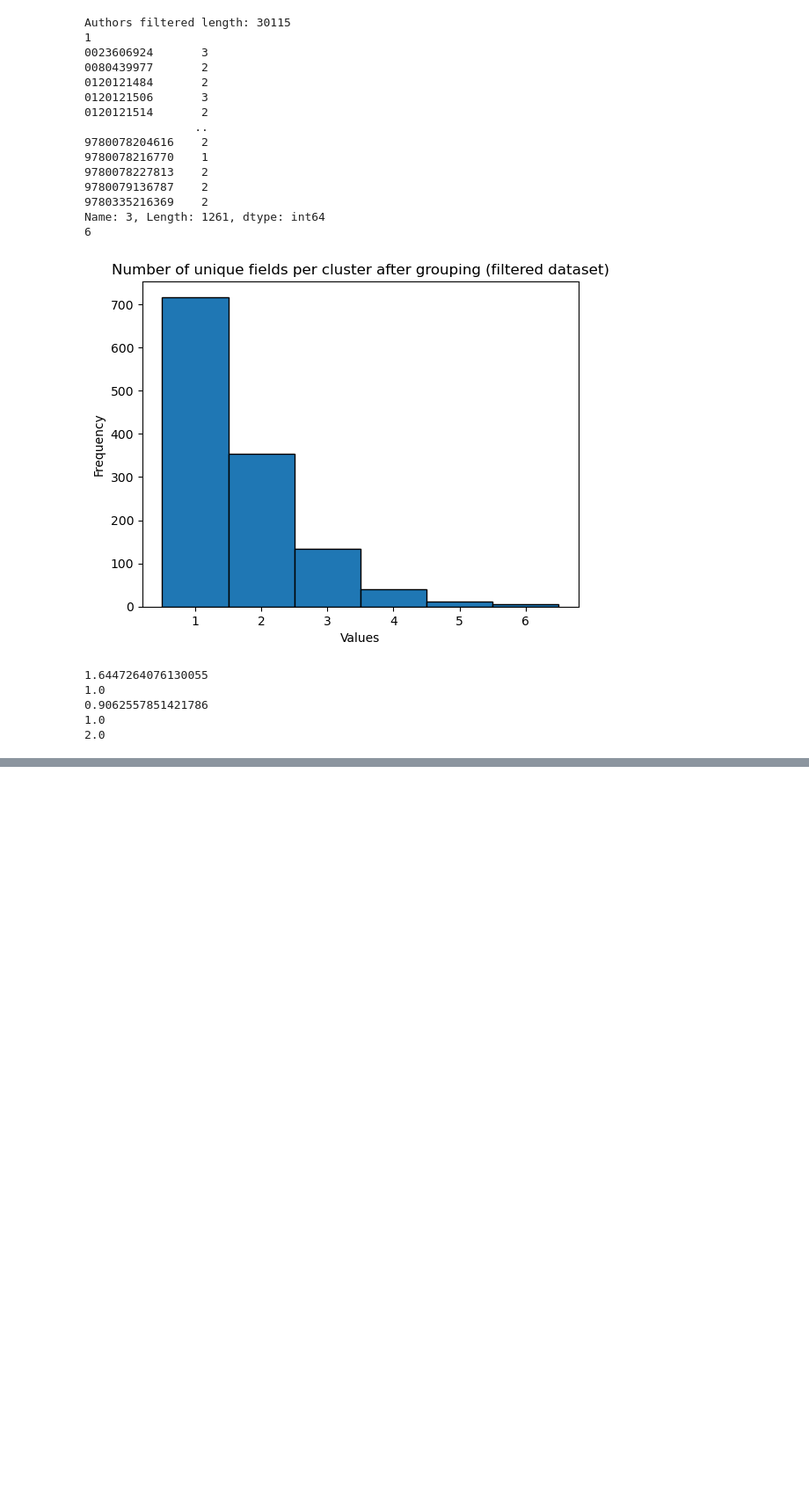
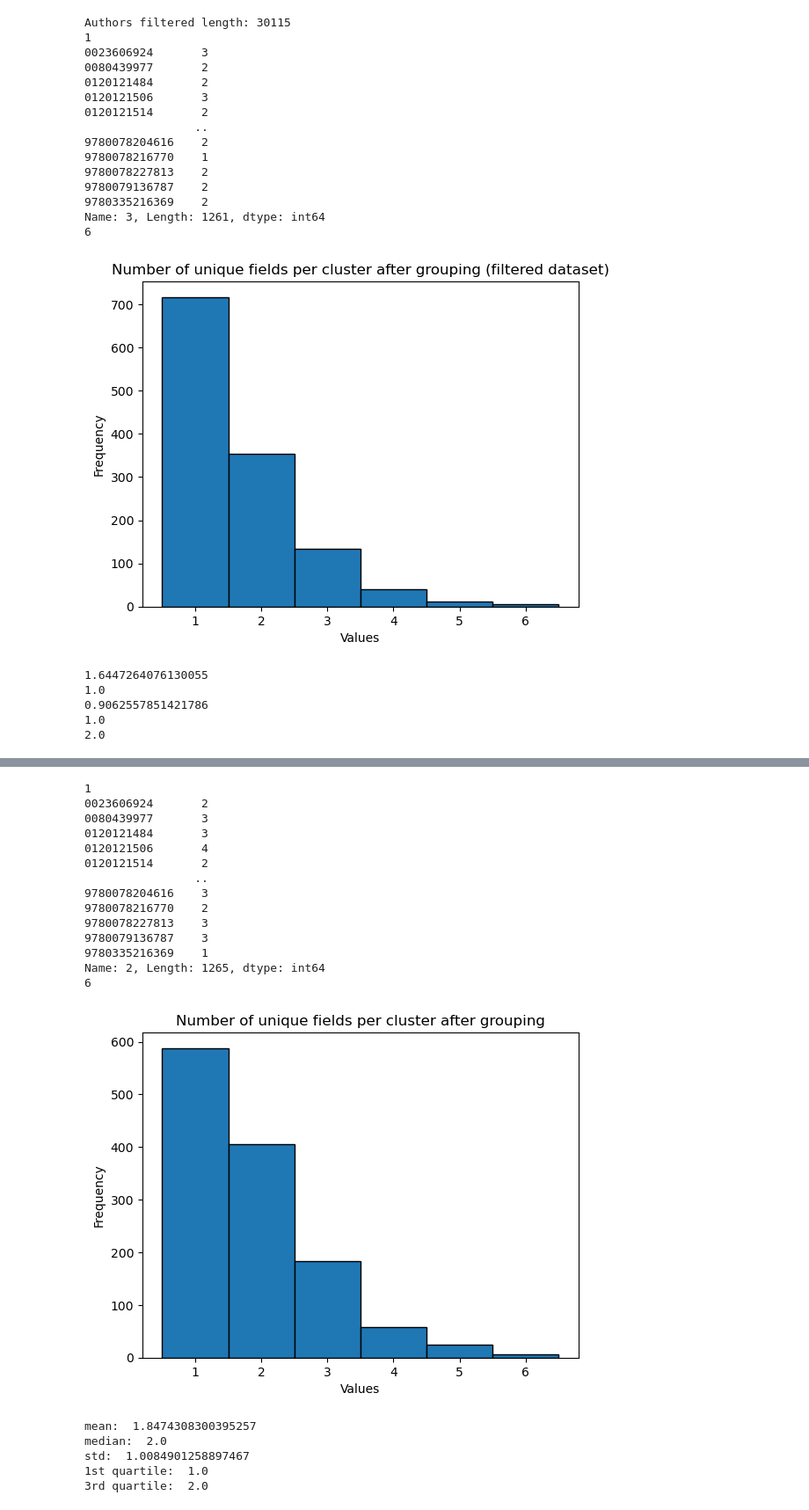
Before and after one commit to Sameer-H-Khan/EntityResolutionAndConsolidation, a Jupyter notebook: entity-resolution-clust.ipynb, the cells around one changed output, grey strips where cells are left out. Shown at 88% size. Cells and saved outputs as stored; diff of their text form; code cells hidden in the pictures; blank space fills up the shorter version.

Commit message:
Added tests for transformer resolution on titles column

```diff
--- a/entity-resolution-clust.ipynb
+++ b/entity-resolution-clust.ipynb
@@ -292,3 +292,14 @@ Name: 3, Length: 1261, dtype: int64
 0.9062557851421786
 1.0
 2.0
+# %%
+#######################################################################################
+#################### Now let's do all this on the titles column!!! ####################
+#######################################################################################
+df = pd.read_csv('book.tsv', sep='\t', header=None) # reread the data in case we messed with it
+df = df.dropna(subset=[df.columns[2]])
+titles = df.iloc[:, 2]
+
+# title_embeddings = [model.encode(title) for title in titles]
+title_embeddings = np.load('title_embeddings.npy')
+# np.save('title_embeddings.npy', title_embeddings)
@@ -294,0 +351,62 @@ Name: 3, Length: 1261, dtype: int64
+# %%
+#### Testing phase ####
+# For now, set the golden entity to be the string with the longest length in the cluster
+df_cleaned = df.copy(deep=True)
+
+longest_titles = []
+
+for cluster in clusters:
+    cluster_strings = titles.iloc[cluster]
+    longest_title = max(cluster_strings, key=len)
+    longest_titles.append(longest_title)
+    for clust_idx in cluster:
+        df_cleaned.iloc[clust_idx, 2] = longest_title
+
+# Output DataFrame to a TSV file
+output_file = 'cleaned-book-titles.tsv'
+df_cleaned.to_csv(output_file, sep='\t', index=False)
+
+#### For each ISBN, count the number of unique titles ####
+result = df_cleaned.groupby(1)[2].nunique()
+print(result)
+result.to_csv('result-titles.tsv', sep='\t', index=True)
+
+# print(result.iloc[1])
+print(result.max())
+n_bins = result.max()
+n, bins, patches = plt.hist(result, bins=n_bins, edgecolor='black')
+plt.xlabel('Values')
+plt.ylabel('Frequency')
+plt.title('Number of unique fields per cluster after grouping')
+# Calculate centers of each bin
+bin_centers = 0.5 * (bins[:-1] + bins[1:])
+# Set x-axis ticks to the calculated bin centers
+plt.xticks(bin_centers, range(1, n_bins+1))
+plt.show()
+
+print('mean: ', result.mean())
+print('median: ', result.median())
+print('std: ', result.std())
+print('1st quartile: ', result.quantile(0.25))
+print('3rd quartile: ', result.quantile(0.75))
+# %% [output]
+1
+0023606924       2
+0080439977       3
+0120121484       3
+0120121506       4
+0120121514       2
+                ..
+9780078204616    3
+9780078216770    2
+9780078227813    3
+9780079136787    3
+9780335216369    1
+Name: 2, Length: 1265, dtype: int64
+6
+[figure, added]
+mean:  1.8474308300395257
+median:  2.0
+std:  1.0084901258897467
+1st quartile:  1.0
+3rd quartile:  2.0
```
Also changed, not shown: parts of 1 cell of this notebook, 4 other files.
